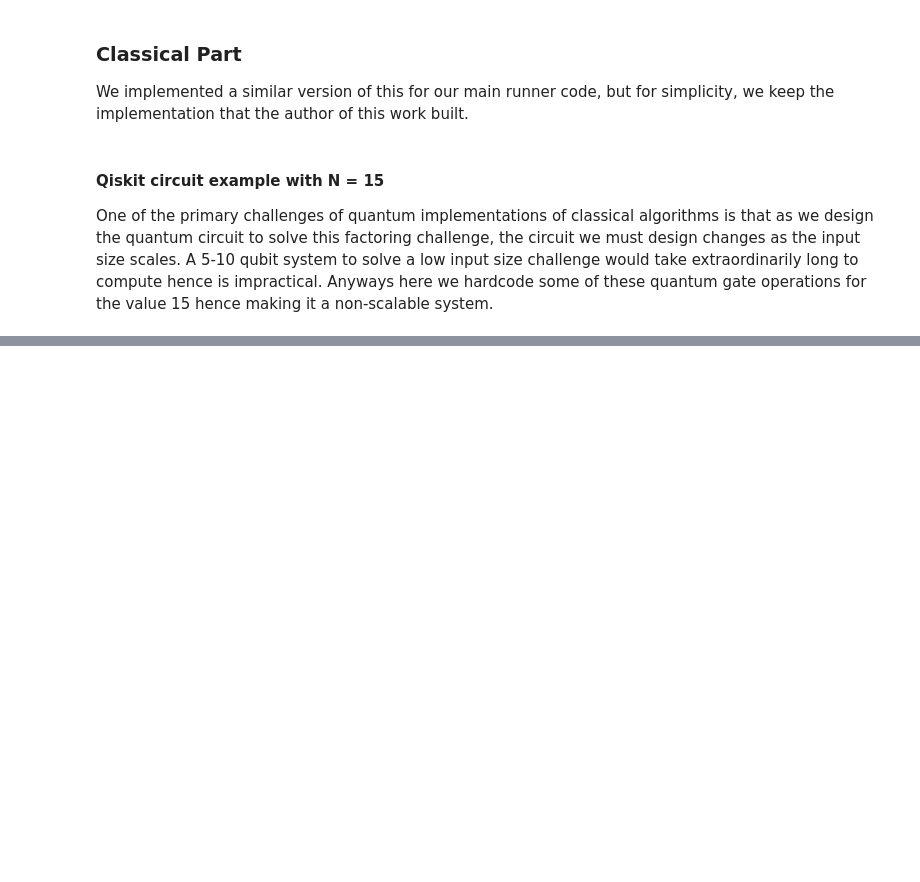
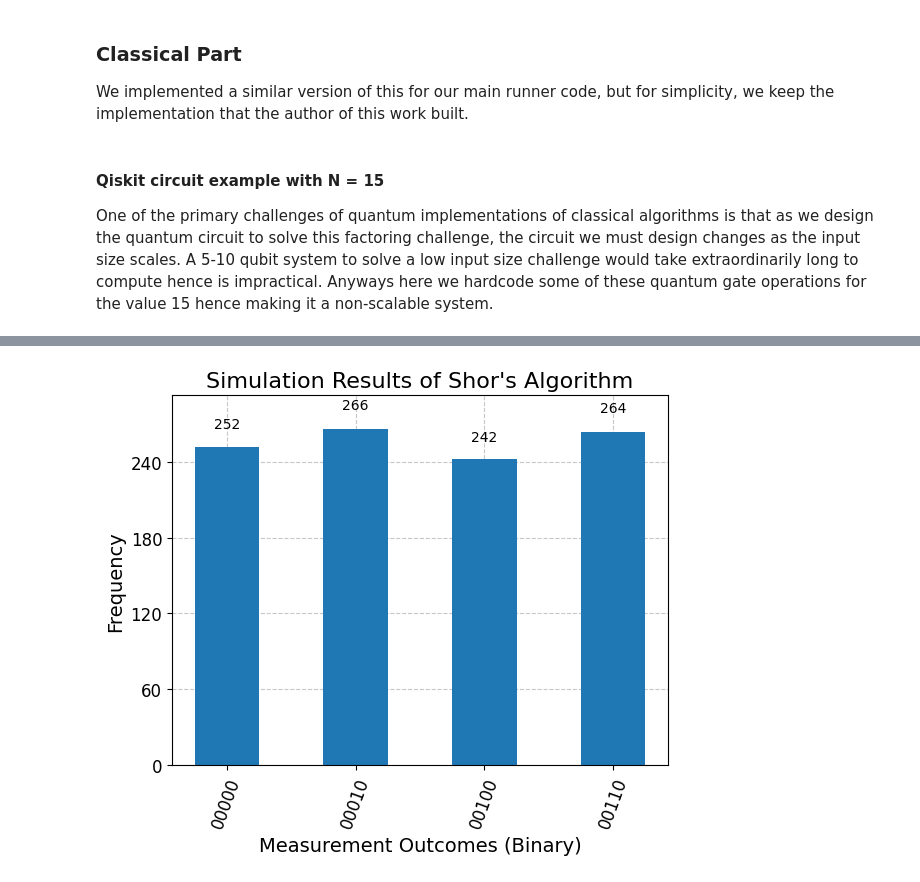
Before and after one commit to devin-gupta/GitHub, a Jupyter notebook: physics113/Quantum_Algos_Final/shor/quantum_shor.ipynb, the cells around one changed output, grey strips where cells are left out. Saved outputs shown, nothing was run; the diff lists cells and outputs as text; code cells hidden in the pictures; blank space fills up the shorter version.

```diff
--- a/physics113/Quantum_Algos_Final/shor/quantum_shor.ipynb
+++ b/physics113/Quantum_Algos_Final/shor/quantum_shor.ipynb
@@ -162,0 +175,22 @@ print("\n The time factoring n=15 took was: ", timeit.timeit(quantum_shor, globa
+# %%
+backend = BasicProvider().get_backend('basic_simulator')
+sim_result = backend.run([shor]).result()
+sim_data = sim_result.get_counts(shor)
+plot_histogram(sim_data) # use this to visualize simulation data if desired
+
+# Plot histogram
+fig, ax = plt.subplots()
+plot_histogram(sim_data, ax=ax)
+
+# Adding labels and title
+ax.set_xlabel('Measurement Outcomes (Binary)', fontsize=14)
+ax.set_ylabel('Frequency', fontsize=14)
+ax.set_title('Simulation Results of Shor\'s Algorithm', fontsize=16)
+
+# Customize the plot to make it "pretty"
+ax.tick_params(axis='both', which='major', labelsize=12)
+ax.grid(True, linestyle='--', alpha=0.7)
+
+plt.show()
+# %% [output]
+[figure, added]
```
Also changed, not shown: parts of 5 cells of this notebook, 4 other files.
